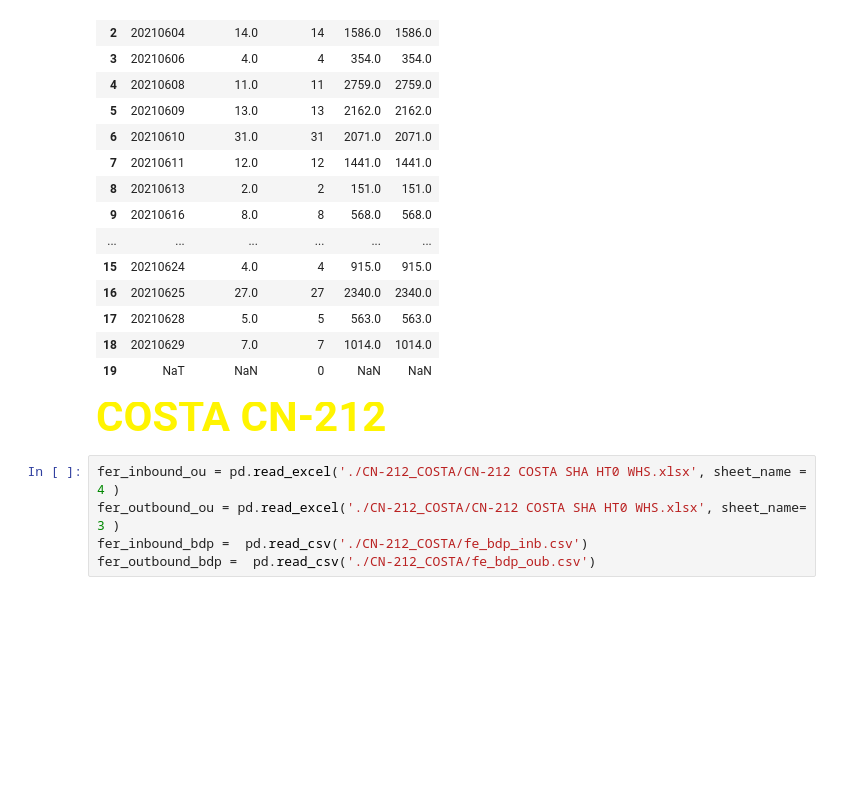
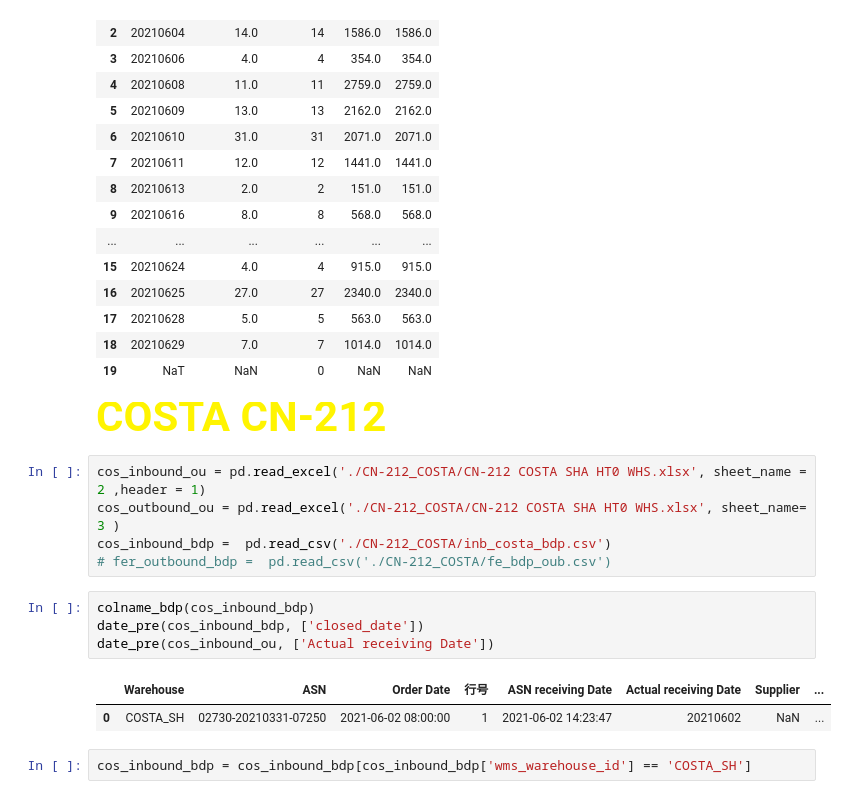
Before and after one commit to fyenne/CN-214, a Jupyter notebook: check_ou_bdp.ipynb, the cells around one changed output. Cells and saved outputs as stored; diff of their text form; blank space fills up the shorter version.

```diff
--- a/check_ou_bdp.ipynb
+++ b/check_ou_bdp.ipynb
@@ -1417,7 +1417,16 @@ compare_data(
 # %% [markdown]
 <span style="color:rgba(255,244,0,1);font-size:42px"><b>COSTA CN-212</b></span>
 # %%
-fer_inbound_ou = pd.read_excel('./CN-212_COSTA/CN-212 COSTA SHA HT0 WHS.xlsx', sheet_name = 4 )
-fer_outbound_ou = pd.read_excel('./CN-212_COSTA/CN-212 COSTA SHA HT0 WHS.xlsx', sheet_name=  3 )
-fer_inbound_bdp =  pd.read_csv('./CN-212_COSTA/fe_bdp_inb.csv')
-fer_outbound_bdp =  pd.read_csv('./CN-212_COSTA/fe_bdp_oub.csv')
+cos_inbound_ou = pd.read_excel('./CN-212_COSTA/CN-212 COSTA SHA HT0 WHS.xlsx', sheet_name = 2 ,header = 1)
+cos_outbound_ou = pd.read_excel('./CN-212_COSTA/CN-212 COSTA SHA HT0 WHS.xlsx', sheet_name=  3 )
+cos_inbound_bdp =  pd.read_csv('./CN-212_COSTA/inb_costa_bdp.csv')
+# fer_outbound_bdp =  pd.read_csv('./CN-212_COSTA/fe_bdp_oub.csv')
+# %%
+colname_bdp(cos_inbound_bdp)
+date_pre(cos_inbound_bdp, ['closed_date'])
+date_pre(cos_inbound_ou, ['Actual receiving Date'])
+# %% [output]
+|  | Warehouse | ASN | Order Date | 行号 | ASN receiving Date | Actual receiving Date | Supplier | ... |
+| 0 | COSTA_SH | 02730-20210331-07250 | 2021-06-02 08:00:00 | 1 | 2021-06-02 14:23:47 | 20210602 | NaN | ... |
+# %%
+cos_inbound_bdp = cos_inbound_bdp[cos_inbound_bdp['wms_warehouse_id'] == 'COSTA_SH']
```
Also changed, not shown: parts of 9 cells of this notebook.
